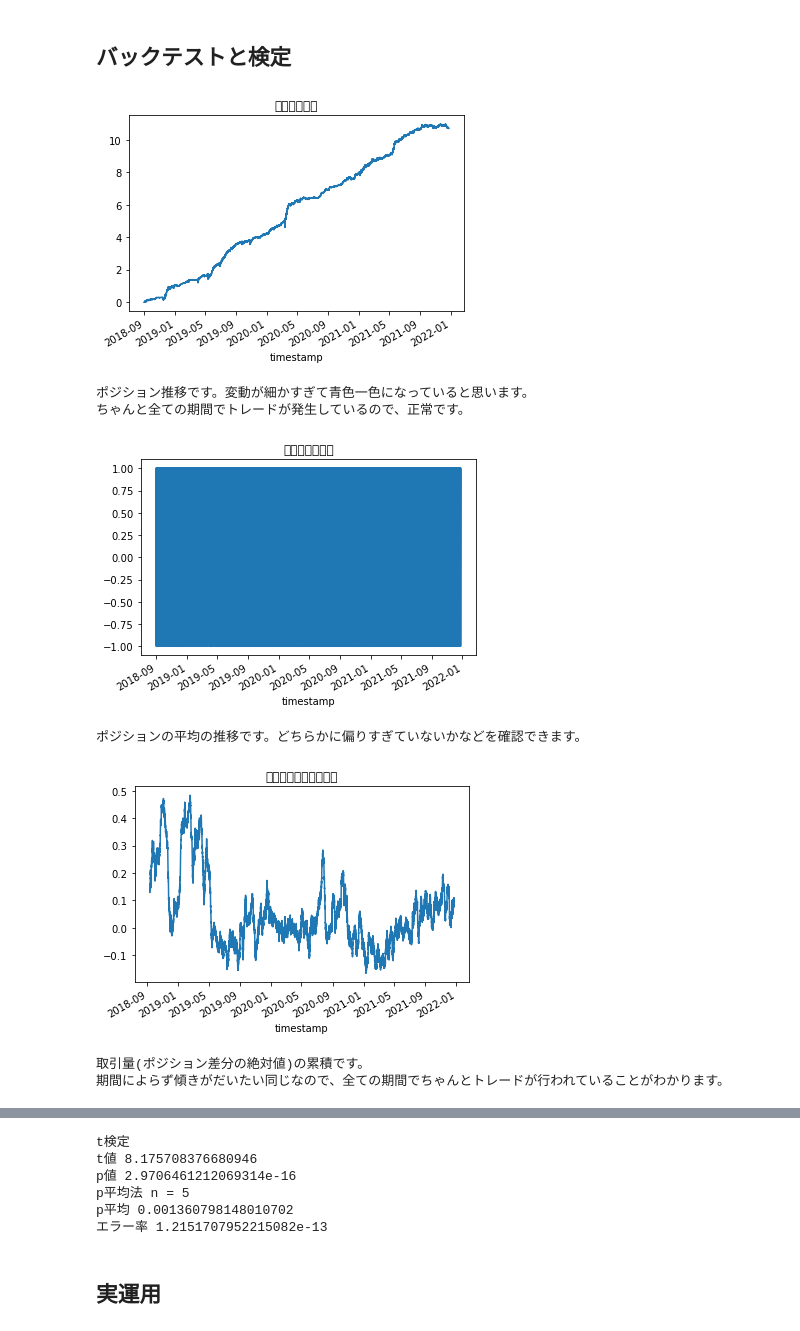
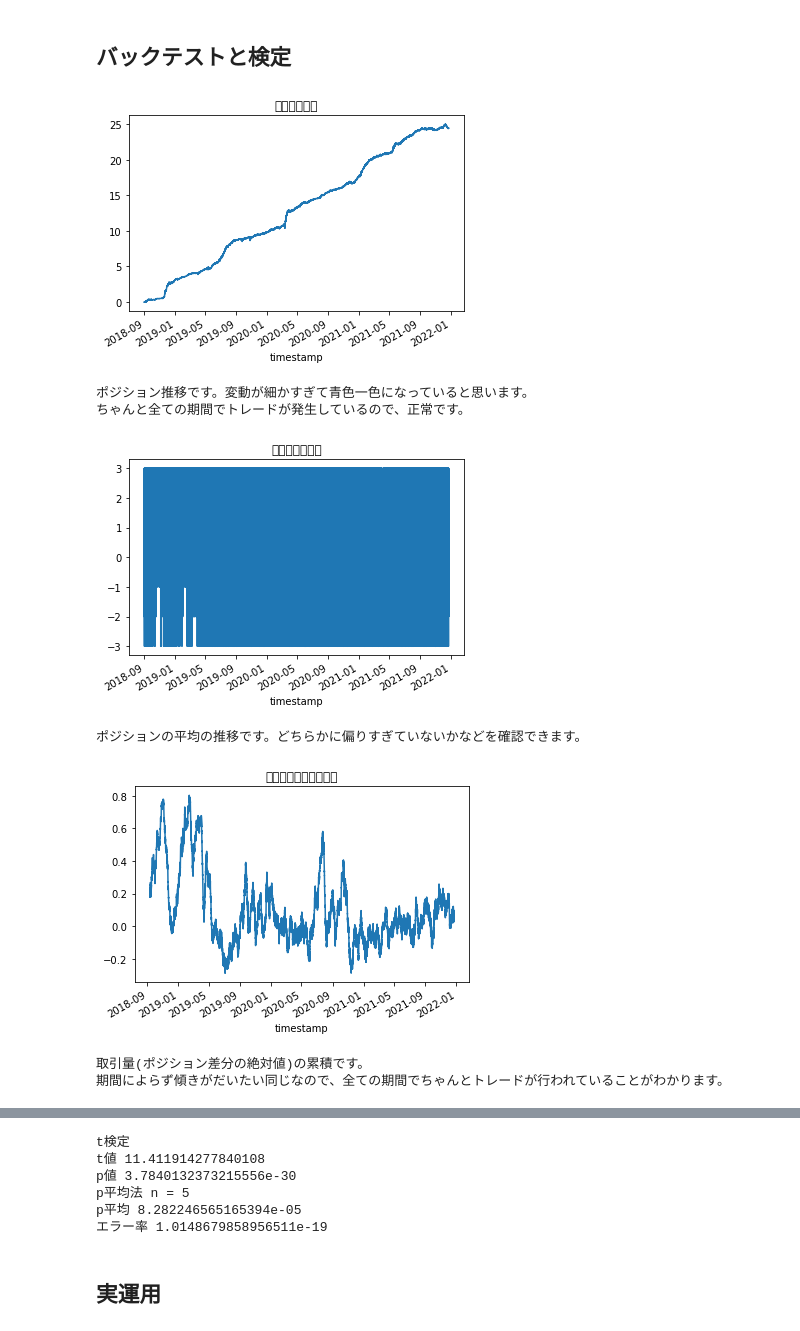
Before and after one commit to yydevelop/bot, a Jupyter notebook: bitflyerbot/tutorial-bitflyer.ipynb, the cells around one changed output, grey strips where cells are left out. Saved outputs shown, nothing was run; the diff lists cells and outputs as text; code cells hidden in the pictures.

```diff
--- a/bitflyerbot/tutorial-bitflyer.ipynb
+++ b/bitflyerbot/tutorial-bitflyer.ipynb
@@ -503,12 +524,12 @@ def backtest(cl=None, hi=None, lo=None, pips=None,
 
         # entry
         if buy_entry[i] and buy_cost[i]:
-            vol = np.minimum(1.0, 1 - prev_pos) * buy_entry[i]
+            vol = np.minimum(1.0, 3 - prev_pos) * buy_entry[i]
             ret -= buy_cost[i] * vol
             pos += vol
 
         if sell_entry[i] and sell_cost[i]:
-            vol = np.minimum(1.0, prev_pos + 1) * sell_entry[i]
+            vol = np.minimum(1.0, prev_pos + 3) * sell_entry[i]
             ret -= sell_cost[i] * vol
             pos -= vol
 
@@ -558,36 +579,36 @@ t, p = ttest_1samp(x, 0)
 print('t値 {}'.format(t))
 print('p値 {}'.format(p))
 
 # p平均法 https://note.com/btcml/n/n0d9575882640
 def calc_p_mean(x, n):
     ps = []
     for i in range(n):
         x2 = x[i * x.size // n:(i + 1) * x.size // n]
         if np.std(x2) == 0:
             ps.append(1)
         else:
             t, p = ttest_1samp(x2, 0)
             if t > 0:
                 ps.append(p)
             else:
                 ps.append(1)
     return np.mean(ps)
 
 def calc_p_mean_type1_error_rate(p_mean, n):
     return (p_mean * n) ** n / math.factorial(n)
 
 x = df['cum_ret'].diff(1).dropna()
 p_mean_n = 5
 p_mean = calc_p_mean(x, p_mean_n)
 print('p平均法 n = {}'.format(p_mean_n))
 print('p平均 {}'.format(p_mean))
 print('エラー率 {}'.format(calc_p_mean_type1_error_rate(p_mean, p_mean_n)))
 # %% [output]
-[figure, old version]
+[figure, new version]
 ポジション推移です。変動が細かすぎて青色一色になっていると思います。
 ちゃんと全ての期間でトレードが発生しているので、正常です。
-[figure, old version]
+[figure, new version]
 ポジションの平均の推移です。どちらかに偏りすぎていないかなどを確認できます。
-[figure, old version]
+[figure, new version]
 取引量(ポジション差分の絶対値)の累積です。
 期間によらず傾きがだいたい同じなので、全ての期間でちゃんとトレードが行われていることがわかります。
@@ -595,9 +616,9 @@ print('エラー率 {}'.format(calc_p_mean_type1_error_rate(p_mean, p_mean_n)))
 t検定
-t値 8.175708376680946
-p値 2.9706461212069314e-16
+t値 11.411914277840108
+p値 3.7840132373215556e-30
 p平均法 n = 5
-p平均 0.001360798148010702
-エラー率 1.2151707952215082e-13
+p平均 8.282246565165394e-05
+エラー率 1.0148679858956511e-19
 # %% [markdown]
 ## 実運用
 # %%
```
Also changed, not shown: parts of 8 cells of this notebook, 1 other file.
